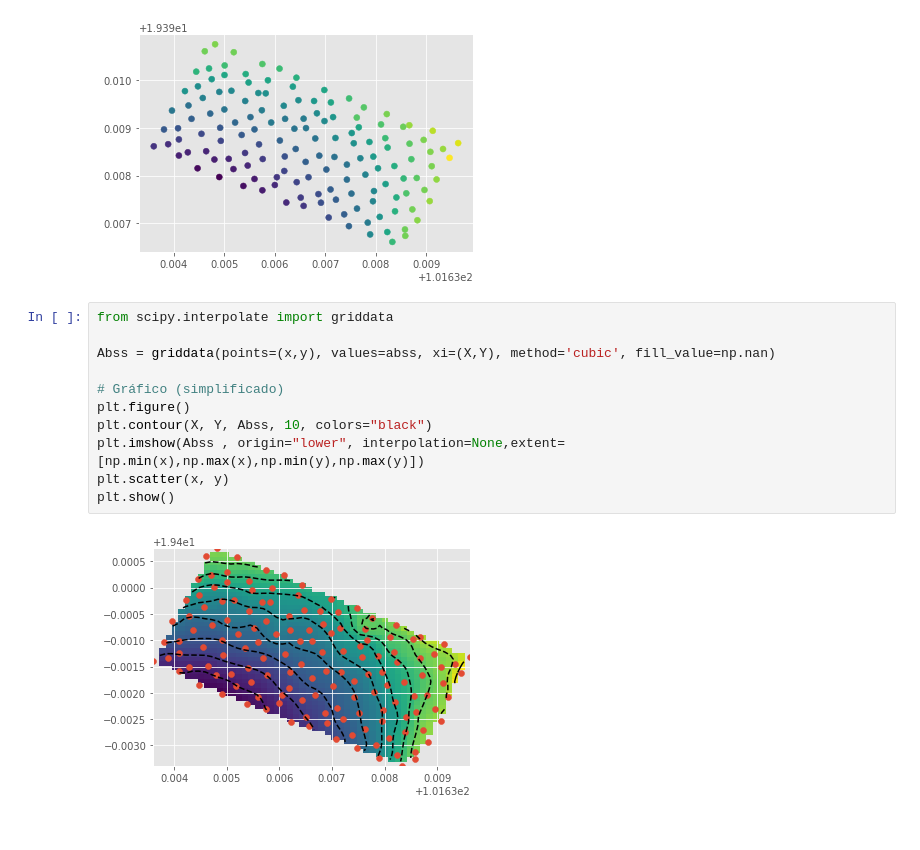
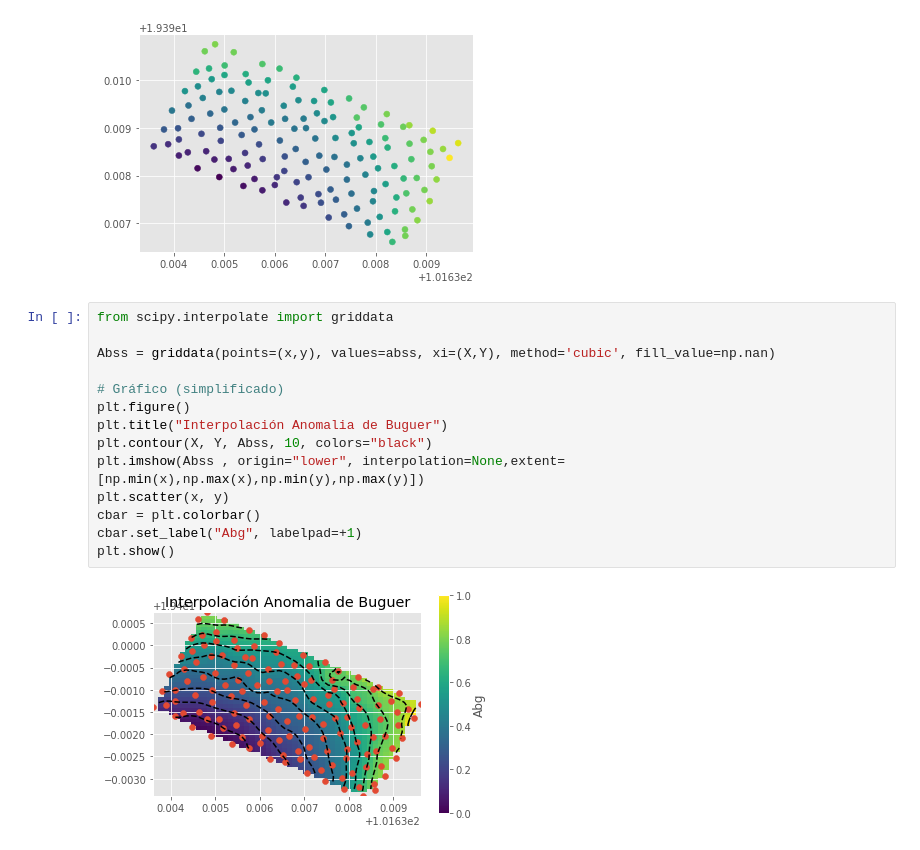
Before and after one commit to PedroTapia98/PracticaGravimetrica, a Jupyter notebook: Anomalias.ipynb, the cells around one changed output. Cells and saved outputs as stored; diff of their text form.

```diff
--- a/Anomalias.ipynb
+++ b/Anomalias.ipynb
@@ -354,16 +370,19 @@ plt.show()
 # %%
 from scipy.interpolate import griddata
 
 Abss = griddata(points=(x,y), values=abss, xi=(X,Y), method='cubic', fill_value=np.nan)
 
 # Gráfico (simplificado)
 plt.figure()
+plt.title("Interpolación Anomalia de Buguer")
 plt.contour(X, Y, Abss, 10, colors="black")
 plt.imshow(Abss , origin="lower", interpolation=None,extent=[np.min(x),np.max(x),np.min(y),np.max(y)])
 plt.scatter(x, y)
+cbar = plt.colorbar()
+cbar.set_label("Abg", labelpad=+1)
 plt.show()
 # %% [output]
-[figure, old version]
+[figure, new version]
 # %%
 from pykrige.ok import OrdinaryKriging
 variogram_model  = "spherical"
```
Also changed, not shown: parts of 8 cells of this notebook.
